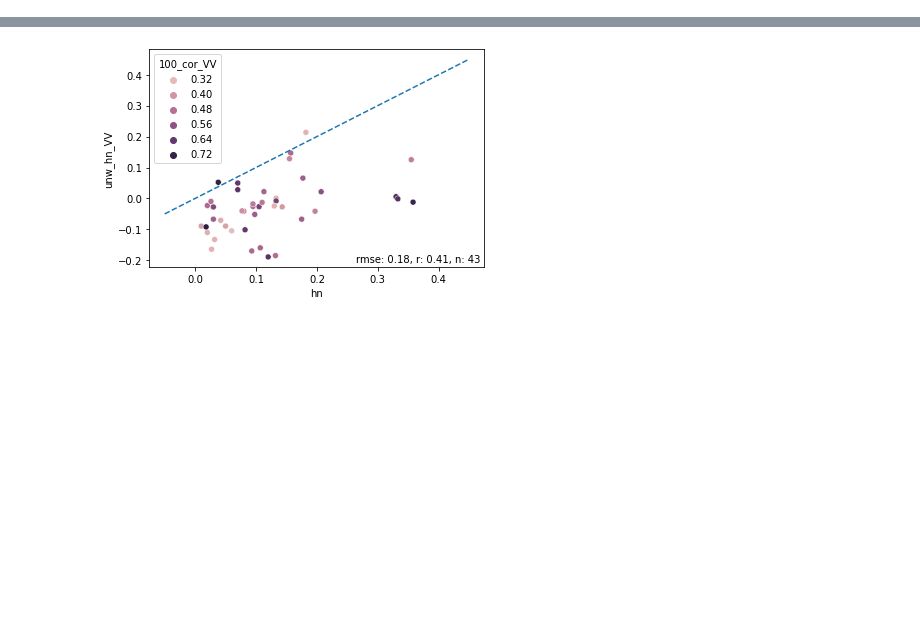
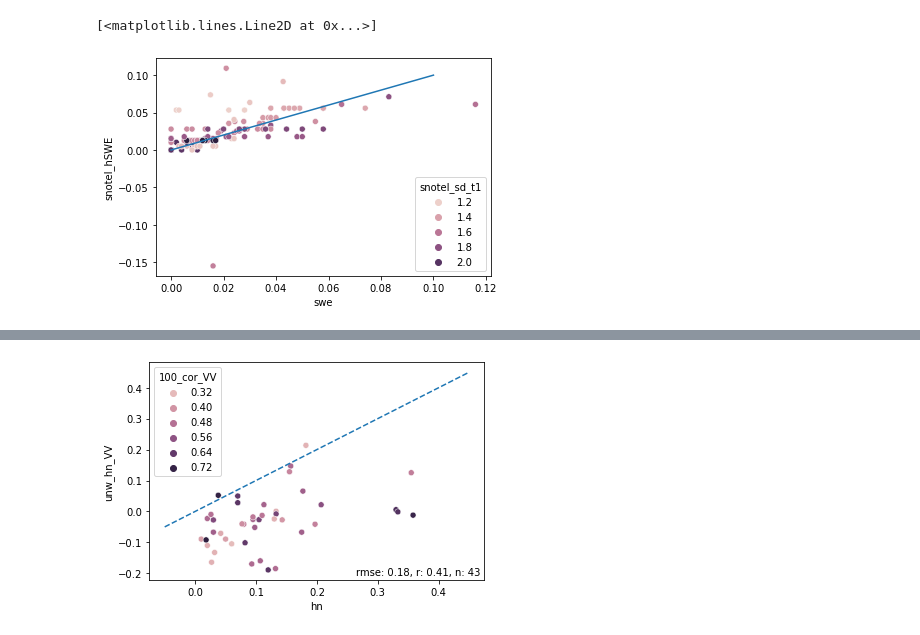
Before and after one commit to ZachHoppinen/uavsar-validation, a Jupyter notebook: src/play/interval.ipynb, the cells around one changed output, grey strips where cells are left out. Cells and saved outputs as stored; diff of their text form; code cells hidden in the pictures; blank space fills up the shorter version.

```diff
--- a/src/play/interval.ipynb
+++ b/src/play/interval.ipynb
@@ -109,0 +125,6 @@ combo['snotel_diff'] = combo['snotel_hn'] - combo['hn']
+# %%
+sns.scatterplot(data = df, x = 'swe', y = 'snotel_hSWE', hue = 'snotel_sd_t1')
+plt.plot([0,0.1],[0,0.1])
+# %% [output]
+[<matplotlib.lines.Line2D at 0x...>]
+[figure, added]
```
Also changed, not shown: parts of 15 cells of this notebook, 5 other files.
